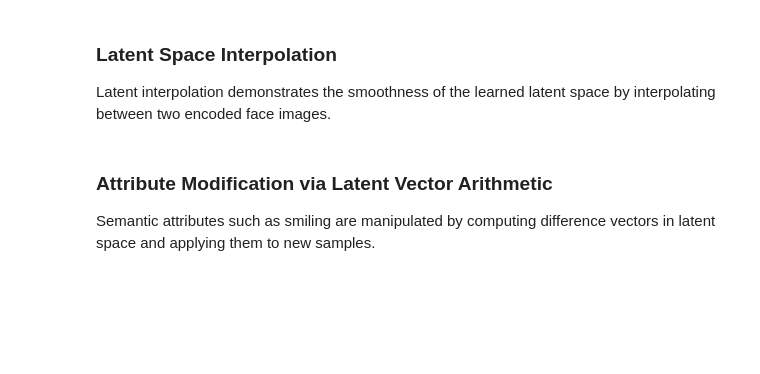
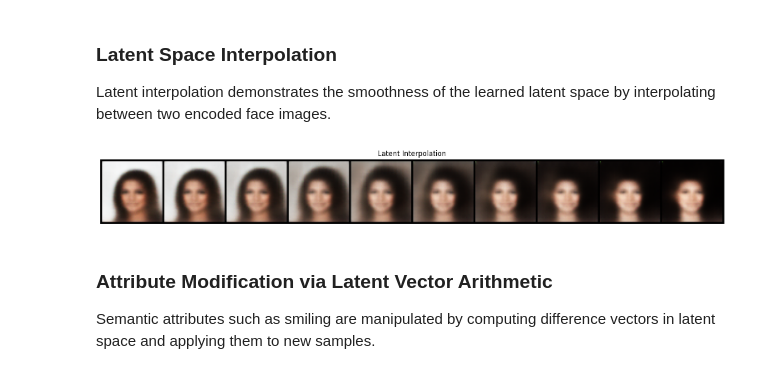
Before and after one commit to jobs4santoshprasad/adl-a2-face-gen, a Jupyter notebook: adl_a2_face_gen.ipynb, the cells around one changed output. Saved outputs shown, nothing was run; the diff lists cells and outputs as text; code cells hidden in the pictures; blank space fills up the shorter version.

```diff
--- a/adl_a2_face_gen.ipynb
+++ b/adl_a2_face_gen.ipynb
@@ -486,34 +485,36 @@ space by interpolating between two encoded face images.
 # %%
 # =========================
 # Latent Interpolation
 # =========================
 def latent_interpolation(model, dataloader, steps=10):
     model.eval()
 
     with torch.no_grad():
         images, _ = next(iter(dataloader))
         img1 = images[0:1].to(device)
         img2 = images[1:2].to(device)
 
         mu1, _ = model.encoder(img1)
         mu2, _ = model.encoder(img2)
 
         interpolations = []
         for alpha in torch.linspace(0, 1, steps):
             z = (1 - alpha) * mu1 + alpha * mu2
             interpolations.append(model.decoder(z))
 
         interpolations = torch.cat(interpolations, dim=0)
         grid = make_grid(interpolations, nrow=steps)
 
         plt.figure(figsize=(2 * steps, 2))
-        plt.imshow(grid.permute(1, 2, 0))
+        plt.imshow(grid.permute(1, 2, 0).cpu())
         plt.axis("off")
         plt.title("Latent Interpolation")
         plt.show()
 
 
 latent_interpolation(vae, celeba_loader)
+# %% [output]
+[figure, added]
 # %% [markdown]
 ### Attribute Modification via Latent Vector Arithmetic
 
```
Also changed, not shown: parts of 11 cells of this notebook.
